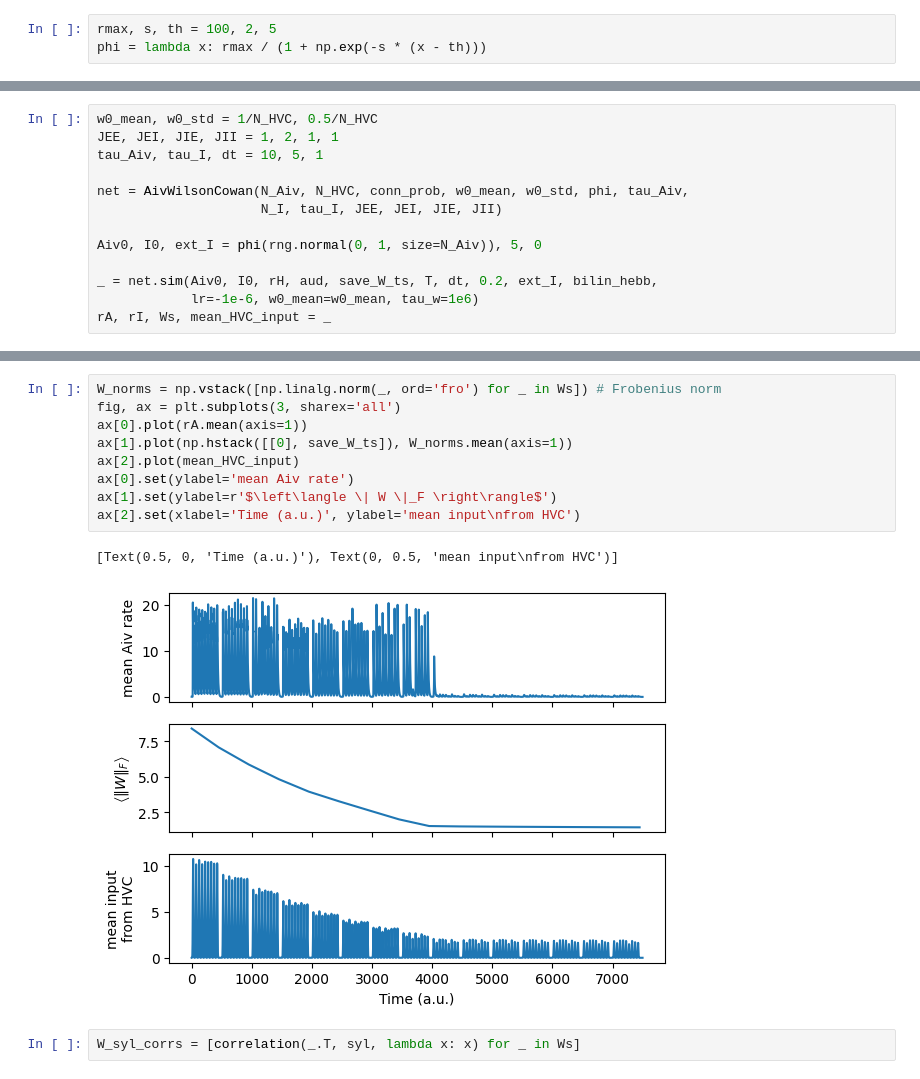
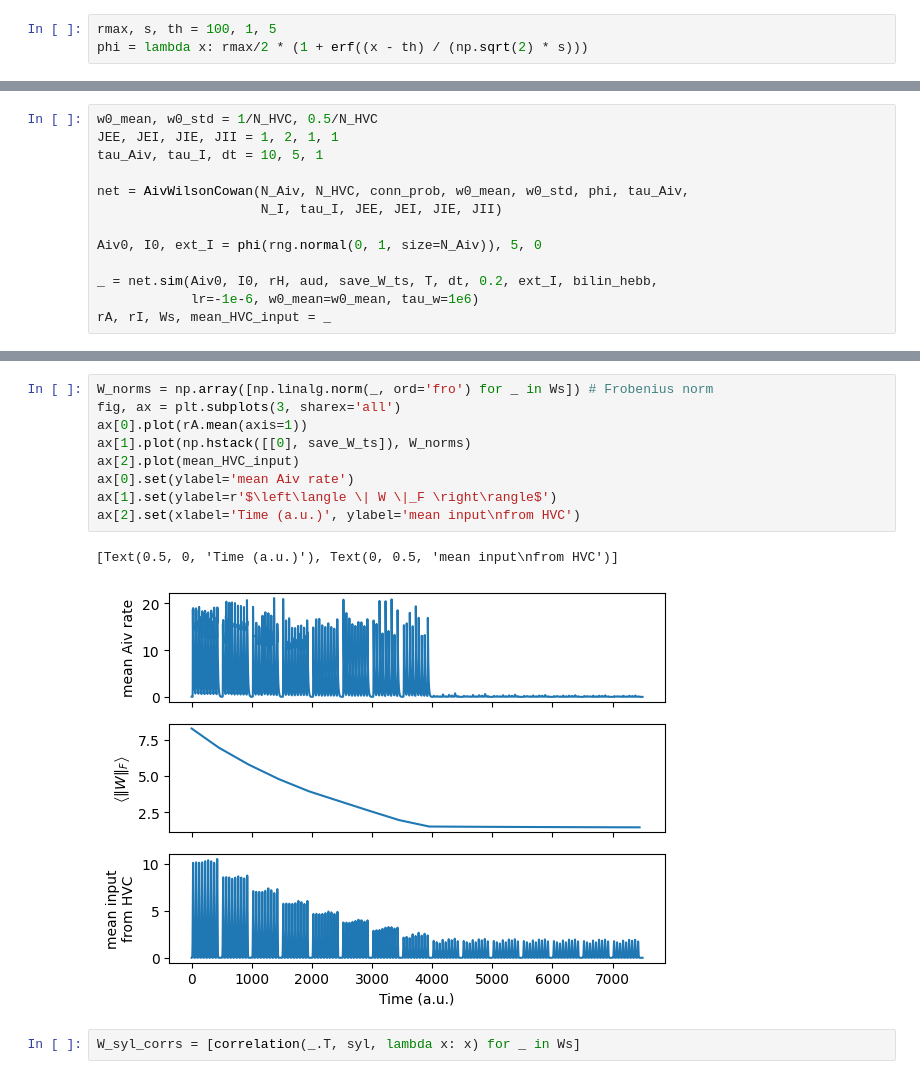
Before and after one commit to gongziyida/vocal-error-network, a Jupyter notebook: rec_wilson_cowan.ipynb, the cells around one changed output, grey strips where cells are left out. Saved outputs shown, nothing was run; the diff lists cells and outputs as text.

```diff
--- a/rec_wilson_cowan.ipynb
+++ b/rec_wilson_cowan.ipynb
@@ -29,8 +30,8 @@ rH = generate_HVC(T, burst_ts, peak_rate+_*0.1, kernel_width+_*0.01)
 aud = generate_discrete_aud(T, N_Aiv, tsyl_start.T.flatten(), tsyl_end.T.flatten(),
                             np.tile(syl, (N_rend, 1)))
 # %%
-rmax, s, th = 100, 2, 5
-phi = lambda x: rmax / (1 + np.exp(-s * (x - th)))
+rmax, s, th = 100, 1, 5
+phi = lambda x: rmax/2 * (1 + erf((x - th) / (np.sqrt(2) * s)))
 # %%
 def bilin_hebb(W, aiv, hvc, lr, w0_mean, tau_w):
     # lr < 0, anti-Hebbian
@@ -60,15 +61,15 @@ plt.xlim([0, 1000])
 # %%
-W_norms = np.vstack([np.linalg.norm(_, ord='fro') for _ in Ws]) # Frobenius norm
+W_norms = np.array([np.linalg.norm(_, ord='fro') for _ in Ws]) # Frobenius norm
 fig, ax = plt.subplots(3, sharex='all')
 ax[0].plot(rA.mean(axis=1))
-ax[1].plot(np.hstack([[0], save_W_ts]), W_norms.mean(axis=1))
+ax[1].plot(np.hstack([[0], save_W_ts]), W_norms)
 ax[2].plot(mean_HVC_input)
 ax[0].set(ylabel='mean Aiv rate')
 ax[1].set(ylabel=r'$\left\langle \| W \|_F \right\rangle$')
 ax[2].set(xlabel='Time (a.u.)', ylabel='mean input\nfrom HVC')
 # %% [output]
 [Text(0.5, 0, 'Time (a.u.)'), Text(0, 0.5, 'mean input\nfrom HVC')]
-[figure, old version]
+[figure, new version]
 # %%
 W_syl_corrs = [correlation(_.T, syl, lambda x: x) for _ in Ws]
 # %%
```
Also changed, not shown: parts of 8 cells of this notebook, 2 other files.
